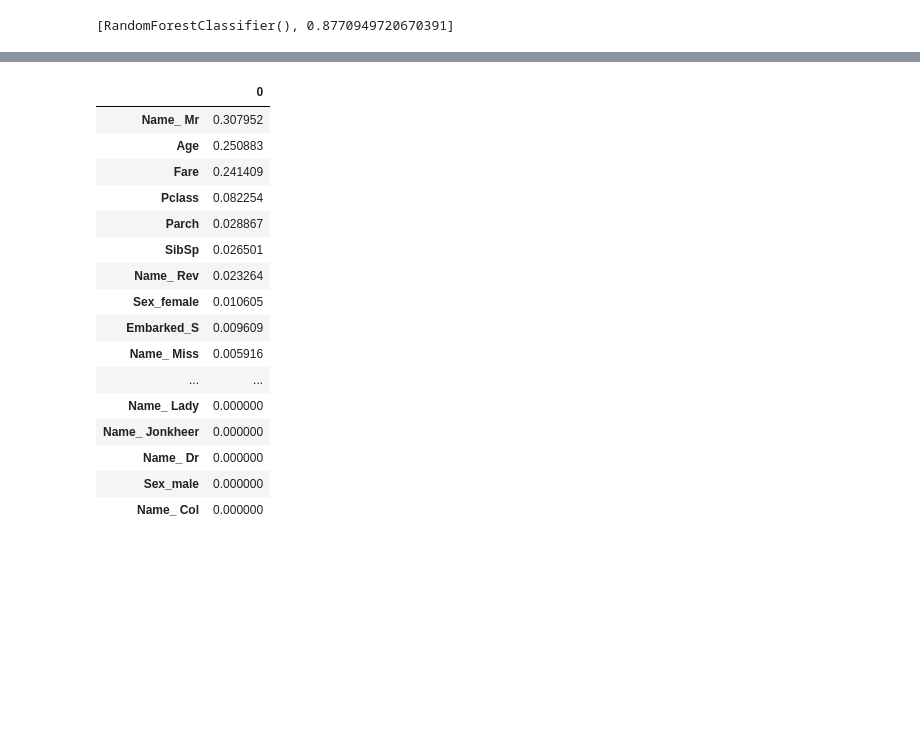
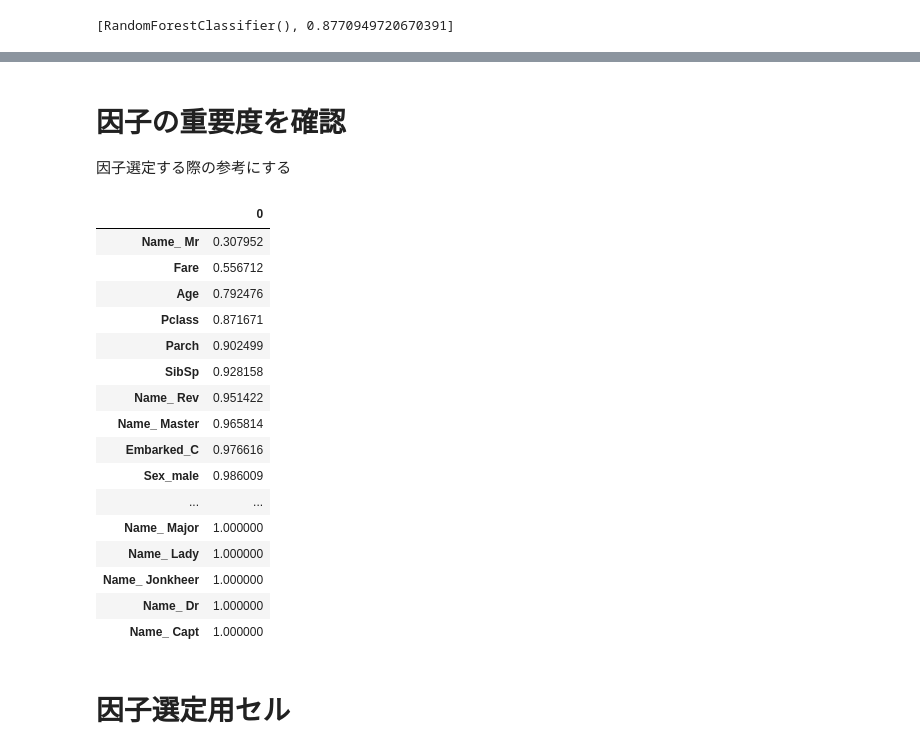
Before and after one commit to NTanaka1994/omoitsuki, a Jupyter notebook: titanic2.ipynb, the cells around one changed output, grey strips where cells are left out. Drawn from its saved outputs; the diff is of its cells as text; code cells hidden in the pictures; blank space fills up the shorter version.

```diff
--- a/titanic2.ipynb
+++ b/titanic2.ipynb
@@ -559,27 +631,33 @@ pred.sort_index().to_csv("submit_allval4.csv")
+# %% [markdown]
+# 因子の重要度を確認
+因子選定する際の参考にする
 # %%
 from sklearn.tree import DecisionTreeClassifier as DTC
 # %%
 tree = DTC()
 tree.fit(x, y)
 imp = tree.feature_importances_
 df_imp = pd.DataFrame(imp)
 df_imp.index = x.columns
-df_imp.sort_values(0, ascending=False)
+df_imp = df_imp.sort_values(0, ascending=False)
+df_imp.cumsum()
 # %% [output]
 |  | 0 |
 | Name_ Mr | 0.307952 |
-| Age | 0.250883 |
-| Fare | 0.241409 |
-| Pclass | 0.082254 |
-| Parch | 0.028867 |
-| SibSp | 0.026501 |
-| Name_ Rev | 0.023264 |
-| Sex_female | 0.010605 |
-| Embarked_S | 0.009609 |
-| Name_ Miss | 0.005916 |
+| Fare | 0.556712 |
+| Age | 0.792476 |
+| Pclass | 0.871671 |
+| Parch | 0.902499 |
+| SibSp | 0.928158 |
+| Name_ Rev | 0.951422 |
+| Name_ Master | 0.965814 |
+| Embarked_C | 0.976616 |
+| Sex_male | 0.986009 |
 | ... | ... |
-| Name_ Lady | 0.000000 |
-| Name_ Jonkheer | 0.000000 |
-| Name_ Dr | 0.000000 |
-| Sex_male | 0.000000 |
-| Name_ Col | 0.000000 |
+| Name_ Major | 1.000000 |
+| Name_ Lady | 1.000000 |
+| Name_ Jonkheer | 1.000000 |
+| Name_ Dr | 1.000000 |
+| Name_ Capt | 1.000000 |
+# %% [markdown]
+# 因子選定用セル
```
Also changed, not shown: parts of 42 cells of this notebook.
